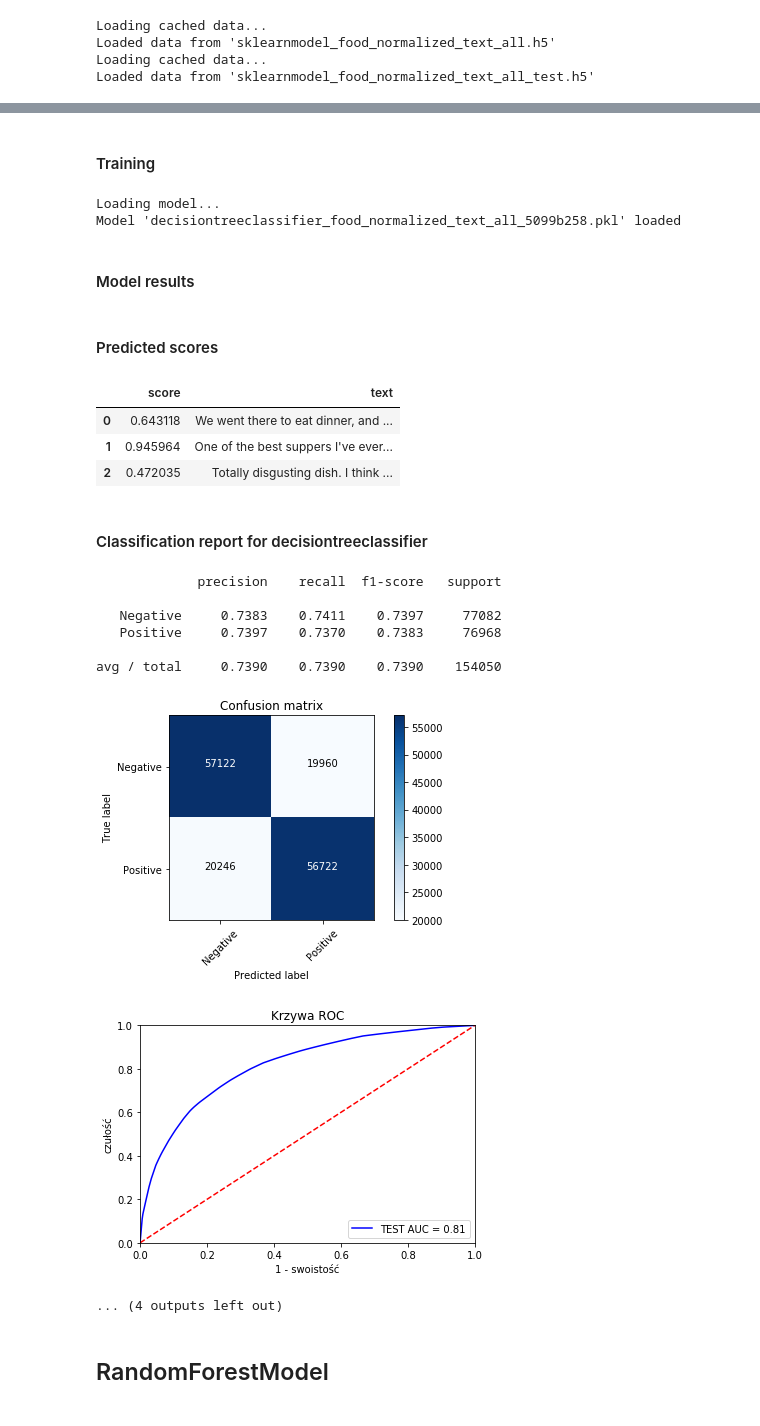
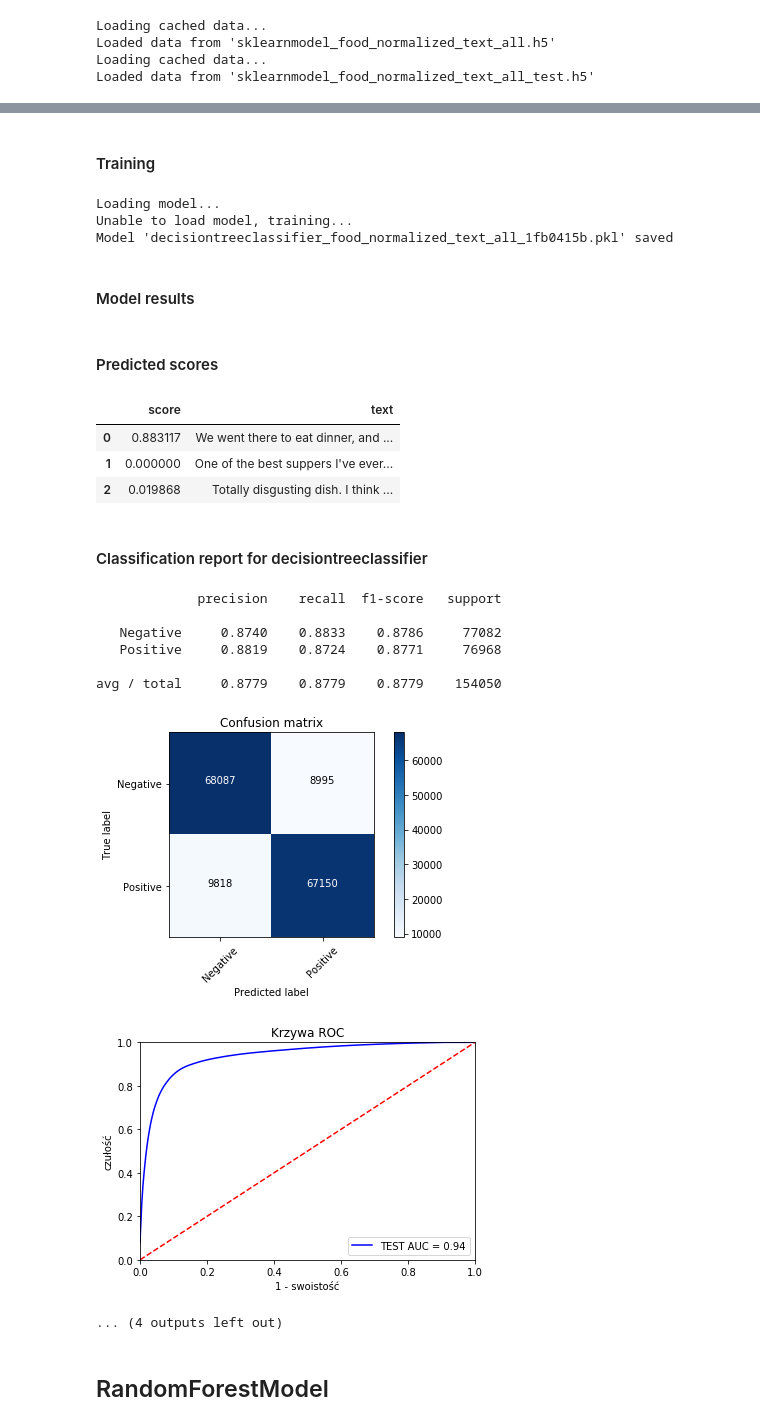
Before and after one commit to Valian/nlp-sentiment-analysis, a Jupyter notebook: src/text_sentiment_analysis_food.ipynb, the cells around one changed output, grey strips where cells are left out. Cells and saved outputs as stored; diff of their text form; code cells hidden in the pictures.

```diff
--- a/src/text_sentiment_analysis_food.ipynb
+++ b/src/text_sentiment_analysis_food.ipynb
@@ -352,12 +361,13 @@ Loading cached data...
 Loaded data from 'sklearnmodel_food_normalized_text_all_test.h5'
 # %%
 # it's almost impossible to train SVC on full dataset due to time complexity
-svc_limit = min(20000, len(X_sklearn_preprocessed))
+svc_limit = min(50000, len(X_sklearn_preprocessed))
 svc_model = models.SVCModel(
     nlp, dataset_id,
     max_words_in_sentence=MAX_WORDS_IN_SENTENCE,
-    kernel="linear", C=0.025,
-    probability=True)
+    kernel='linear',
+    C=0.25
+)
 
 data = train_model_and_display_results(
     svc_model,
@@ -400,43 +398,45 @@ avg / total     0.8244    0.8240    0.8240     20000
 # %%
 decision_tree_model = models.DecisionTreeModel(
     nlp, dataset_id,
     max_words_in_sentence=MAX_WORDS_IN_SENTENCE,
-    max_depth=6)
+    max_depth=12
+)
 
 data = train_model_and_display_results(
     decision_tree_model,
     X=X_sklearn_preprocessed,
     Xt=X_sklearn_test_preprocessed,
     preprocessed=True)
 
 if SAVE_IN_STORE:
     store.add_model(decision_tree_model, "decision_tree_food", "Food Reviews Decision Tree", **data, metadata={
         'Dataset': 'Amazon Fine Food Reviews',
         'Training samples': len(X_sklearn_preprocessed),
         'Description': "Decision Tree algorithm from Sklearn package."
     })
 # %% [output]
 ## DecisionTreeModel
 #### Overview of created model
 None
 #### Training
 Loading model...
-Model 'decisiontreeclassifier_food_normalized_text_all_5099b258.pkl' loaded
+Unable to load model, training...
+Model 'decisiontreeclassifier_food_normalized_text_all_1fb0415b.pkl' saved
 #### Model results
 #### Predicted scores
 |  | score | text |
-| 0 | 0.643118 | We went there to eat dinner, and ... |
-| 1 | 0.945964 | One of the best suppers I've ever... |
-| 2 | 0.472035 | Totally disgusting dish. I think ... |
+| 0 | 0.883117 | We went there to eat dinner, and ... |
+| 1 | 0.000000 | One of the best suppers I've ever... |
+| 2 | 0.019868 | Totally disgusting dish. I think ... |
 #### Classification report for decisiontreeclassifier
              precision    recall  f1-score   support
 
-   Negative     0.7383    0.7411    0.7397     77082
-   Positive     0.7397    0.7370    0.7383     76968
+   Negative     0.8740    0.8833    0.8786     77082
+   Positive     0.8819    0.8724    0.8771     76968
 
-avg / total     0.7390    0.7390    0.7390    154050
+avg / total     0.8779    0.8779    0.8779    154050
-[figure, old version]
+[figure, new version]
-[figure, old version]
+[figure, new version]
 ... (4 outputs left out)
 # %%
 random_forest_model = models.RandomForestModel(
```
Also changed, not shown: parts of 4 cells of this notebook, 5 other files.
